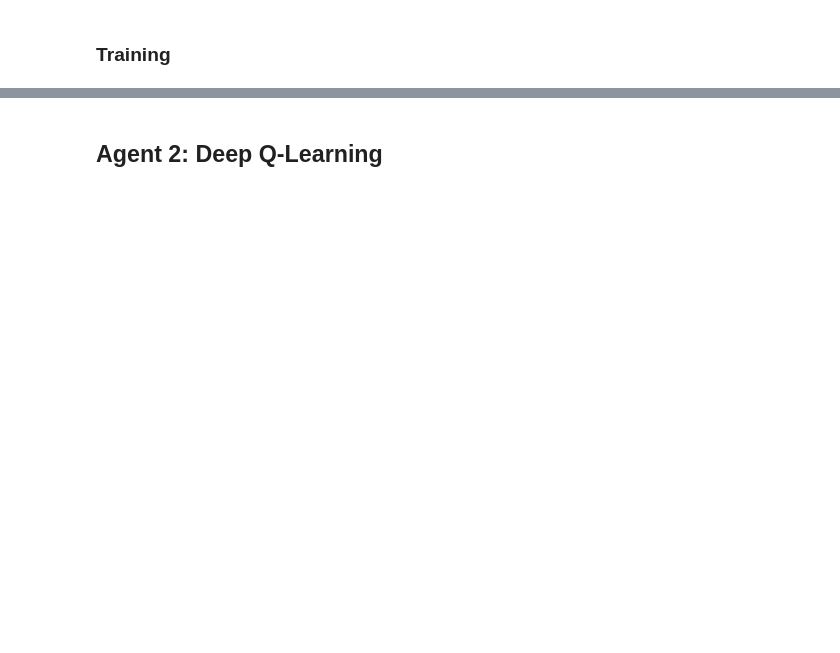
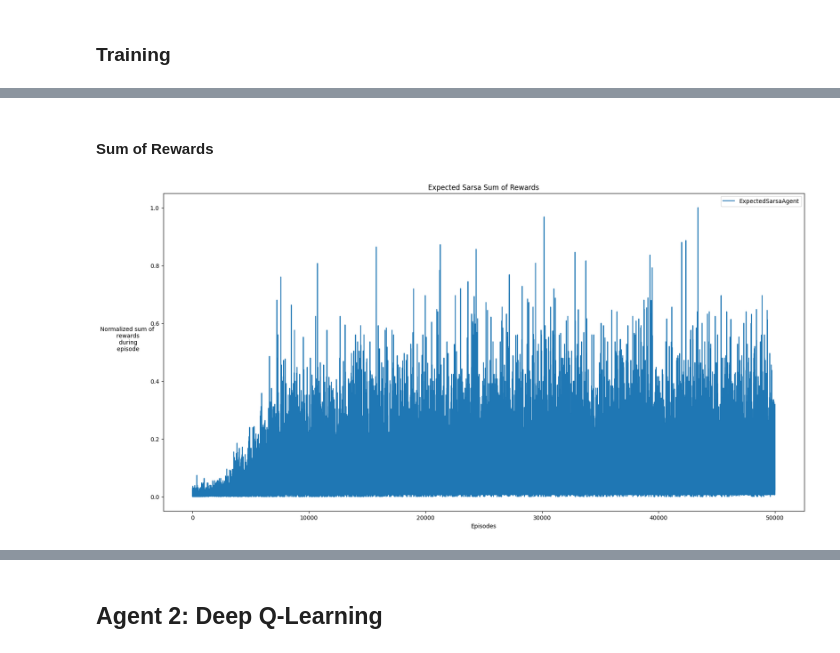
Before and after one commit to nicoboou/flappy-bird-rl, a Jupyter notebook: Text_Flappy_Bird.ipynb, the cells around one changed output, grey strips where cells are left out. Cells and saved outputs as stored; diff of their text form; code cells hidden in the pictures; blank space fills up the shorter version.

```diff
--- a/Text_Flappy_Bird.ipynb
+++ b/Text_Flappy_Bird.ipynb
@@ -40,0 +48,6 @@ env_info = {}
+# %%
+# Load .json config file
+with open('config/one_run_config.json', 'r') as f:
+    config = json.load(f)
+
+pprint(config)
@@ -58,2 +78,12 @@ Action: 0
+# %%
+all_reward_sums = {} # Contains sum of rewards during episode
+all_state_visits = {} # Contains state visit counts during the last 10 episodes
+all_scores = {} # Contains the scores obtained for each run
+agent_info = config['ExpectedSarsaAgent']
+# %%
+agent = ExpectedSarsaAgent(config=agent_info,env=env)
+all_reward_sums[agent.__class__.__name__] = []
+all_state_visits[agent.__class__.__name__] = []
+all_scores[agent.__class__.__name__] = []
 # %% [markdown]
 ### Training
@@ -146,0 +90,2 @@ Run:  9000 Average Score:  8.1
+# %%
+agent.train(all_reward_sums, all_state_visits, all_scores)
@@ -173,0 +148,6 @@ plot_policy(q)
+# %% [markdown]
+#### Sum of Rewards
+# %%
+plot_sum_rewards(all_reward_sums, algorithms=[agent.__class__.__name__], title="Expected Sarsa Sum of Rewards")
+# %% [output]
+[figure, added]
```
Also changed, not shown: parts of 54 cells of this notebook.
